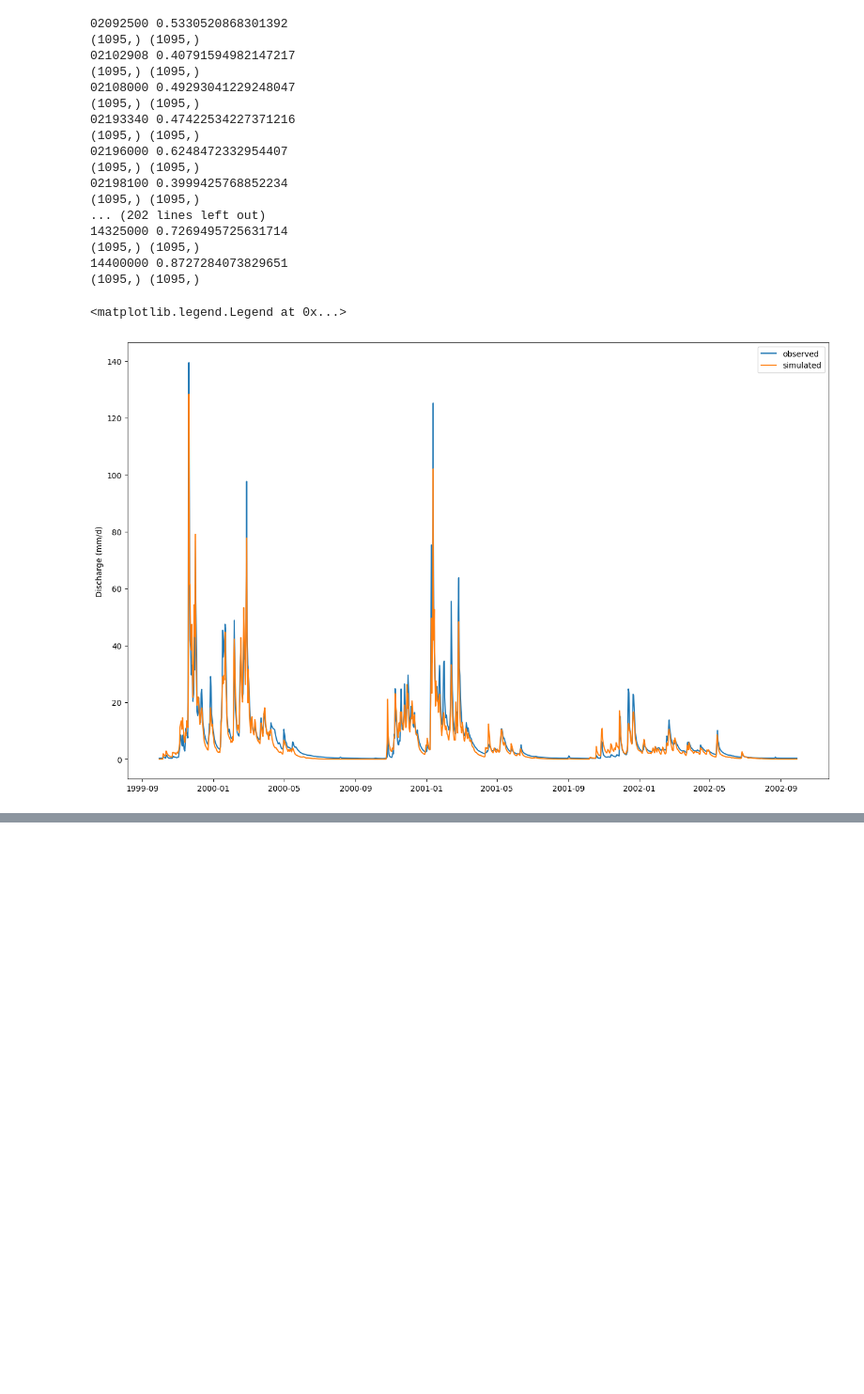
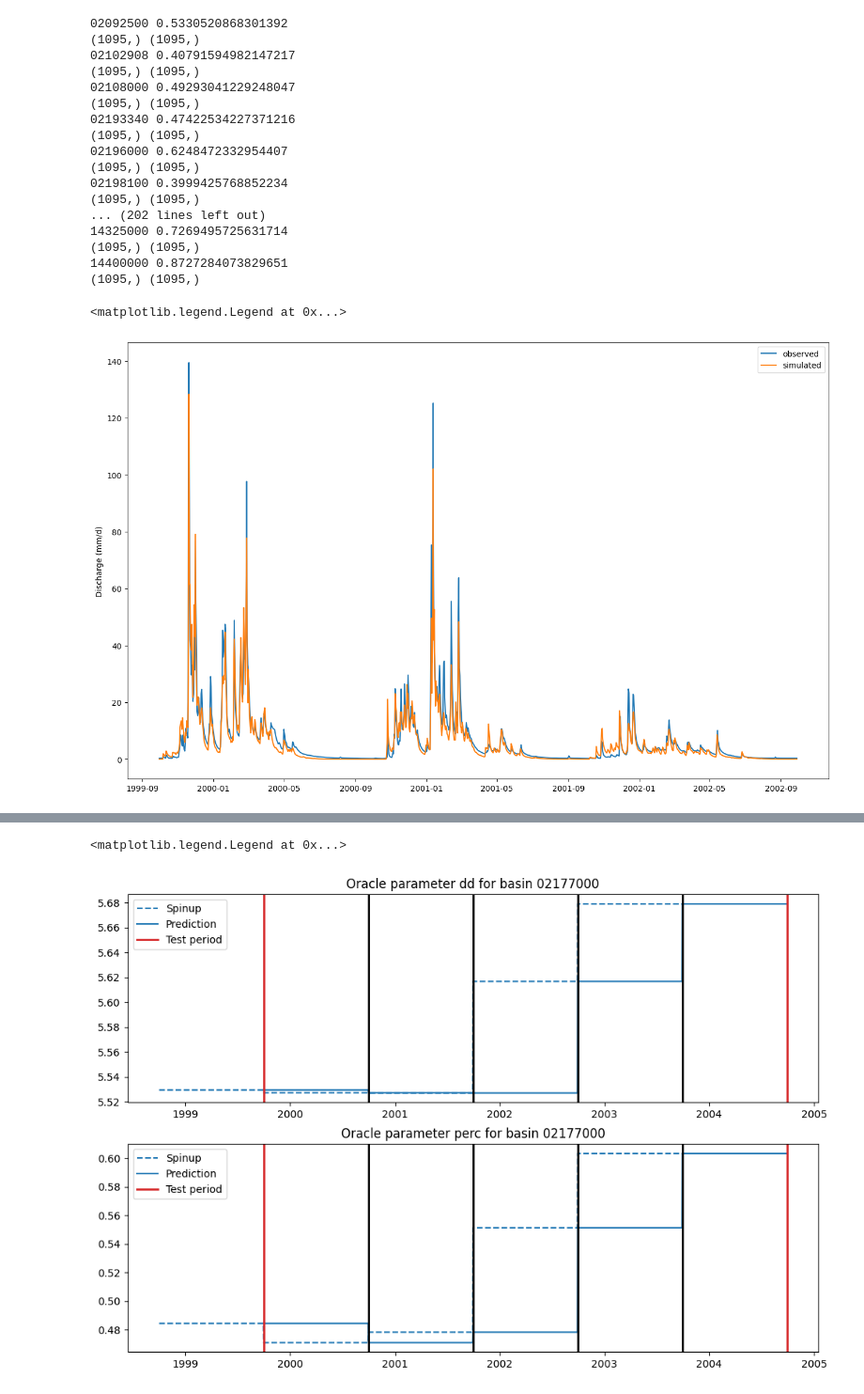
Before and after one commit to mines-ciroh/neuralhydrology-dcfe, a Jupyter notebook: examples/08-SHM/shm_training.ipynb, the cells around one changed output, grey strips where cells are left out. Shown at 94% size. Saved outputs shown, nothing was run; the diff lists cells and outputs as text; code cells hidden in the pictures; blank space fills up the shorter version.

Commit message:
Tested save_all_output successfully

```diff
--- a/examples/08-SHM/shm_training.ipynb
+++ b/examples/08-SHM/shm_training.ipynb
@@ -131,3 +132,4 @@ Metrics for 1D are calculated over last 1 elements only. Ignoring 364 prediction
 # %%
-run_dir = Path("runs/test_SHM_1802_112245")
-eval_run(run_dir=run_dir, period="test")
+run_dir = Path("runs/SHM_2basin_dynamic_0203_175230")
+tester = RegressionTester(run_dir=run_dir, cfg=Config(run_dir / "config.yml"))
+tester.evaluate(save_all_output=True)
@@ -269,0 +281,7 @@ ax.legend()
+# %%
+run_dir = Path("runs/test_SHM_2901_134126")
+from neuralhydrology.evaluation.tester import RegressionTester
+tester = RegressionTester(run_dir=run_dir, cfg=Config(run_dir / "config.yml"))
+#tester.evaluate(save_all_output=True)
+with open(run_dir / "test" / "model_epoch010" / "test_all_output.p", "rb") as fp:
+    oracle_results = pickle.load(fp)
@@ -269,0 +294,2 @@ ax.legend()
+# %%
+param_keys = list(oracle_results[basin]["parameters"].keys())
@@ -269,0 +319,49 @@ ax.legend()
+# %%
+param_interest = param_keys[4]
+param_spinup_oracle = xr.DataArray(
+    np.hstack(
+        [oracle_results[basin]["parameters"][param_interest][0][0:365],
+         oracle_results[basin]["parameters"][param_interest][365][0:365],
+         oracle_results[basin]["parameters"][param_interest][365*2][0:365],
+         oracle_results[basin]["parameters"][param_interest][365*3][0:365],
+         oracle_results[basin]["parameters"][param_interest][365*4][0:365],
+         np.full(365, np.nan)]
+        )
+) # this is 2190 long
+
+param_predict_oracle = xr.DataArray(
+    np.hstack(
+        [np.full(365, np.nan),
+        oracle_results[basin]["parameters"][param_interest][0][-365:],
+        oracle_results[basin]["parameters"][param_interest][365][-365:],
+        oracle_results[basin]["parameters"][param_interest][365*2][-365:],
+        oracle_results[basin]["parameters"][param_interest][365*3][-365:],
+        oracle_results[basin]["parameters"][param_interest][365*4][-365:]]
+            )
+) # this is 2190 long
+
+fig, ax = plt.subplots(figsize=(12,8), nrows=2, ncols=1)
+ax[0].plot(dates[:-2], dd_spinup_oracle, color="tab:blue", label="Spinup", linestyle='--')
+ax[0].plot(dates[:-2], dd_predict_oracle, color="tab:blue", label="Prediction")
+ax[0].axvline(dates[365], color='tab:red', linewidth=2, label="Test period")
+ax[0].axvline(dates[365*2], color='black', linewidth=2)
+ax[0].axvline(dates[365*3], color='black', linewidth=2)
+ax[0].axvline(dates[365*4], color='black', linewidth=2)
+ax[0].axvline(dates[365*5], color='black', linewidth=2)
+ax[0].axvline(dates[365*6], color='tab:red', linewidth=2)
+ax[0].set_title(f"Oracle parameter dd for basin {basin}")
+ax[0].legend()
+
+ax[1].plot(dates[:-2], param_spinup_oracle, color="tab:blue", label="Spinup", linestyle='--')
+ax[1].plot(dates[:-2], param_predict_oracle, color="tab:blue", label="Prediction")
+ax[1].axvline(dates[365], color='tab:red', linewidth=2, label="Test period")
+ax[1].axvline(dates[365*2], color='black', linewidth=2)
+ax[1].axvline(dates[365*3], color='black', linewidth=2)
+ax[1].axvline(dates[365*4], color='black', linewidth=2)
+ax[1].axvline(dates[365*5], color='black', linewidth=2)
+ax[1].axvline(dates[365*6], color='tab:red', linewidth=2)
+ax[1].set_title(f"Oracle parameter {param_interest} for basin {basin}")
+ax[1].legend()
+# %% [output]
+<matplotlib.legend.Legend at 0x...>
+[figure, added]
```
Also changed, not shown: parts of 28 cells of this notebook, 2 other files.
